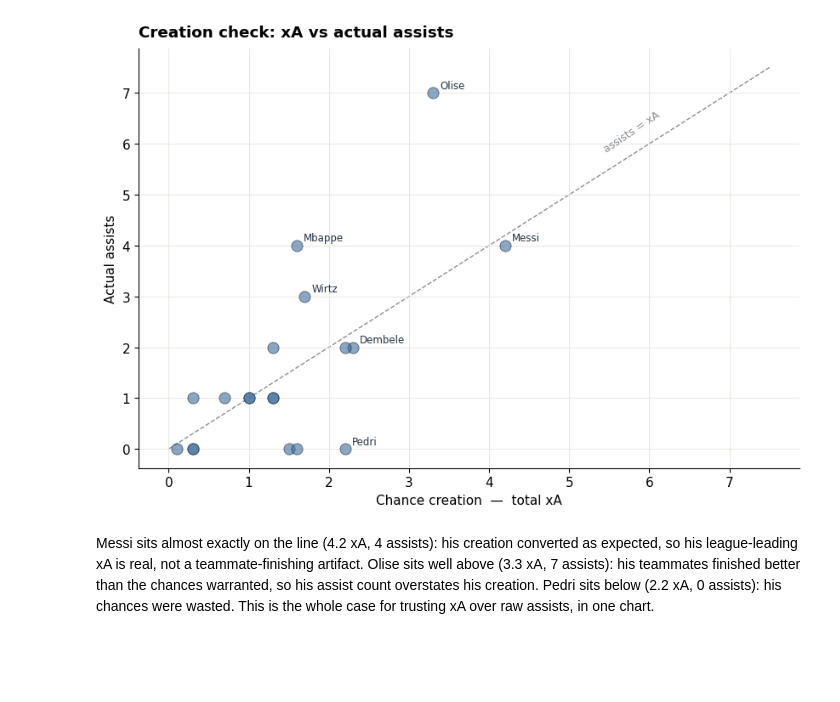
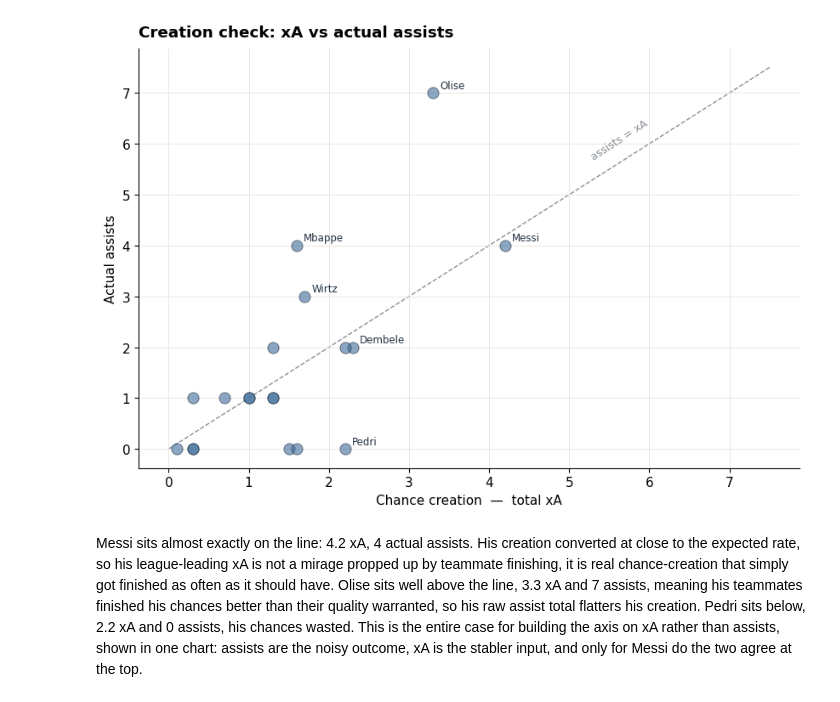
Before and after one commit to wingedhusssar-pixel/wc2026-top-attacking-threat-analysis, a Jupyter notebook: wc2026_xg_analysis.ipynb, the cells around one changed output. Cells and saved outputs as stored; diff of their text form; code cells hidden in the pictures; blank space fills up the shorter version.

```diff
--- a/wc2026_xg_analysis.ipynb
+++ b/wc2026_xg_analysis.ipynb
@@ -122,28 +132,33 @@ Creation rests on far more events than finishing (chances created happen many ti
 # %%
+import numpy as np, pandas as pd, matplotlib.pyplot as plt
 INK,ACC,MUT,GRID="#22303f","#3f6d9c","#8a8f98","#e6e3db"
 plt.rcParams.update({"font.size":11,"figure.facecolor":"white","axes.facecolor":"white"})
-# CHART 3: xA vs actual assists (creation calibration)
-assists={"Messi":4,"Olise":7,"Dembele":2,"Trossard":2,"Pedri":0,"Wirtz":3,"Madueke":0,
- "Olmo":2,"B. Fernandes":1,"Mbappe":4,"Yamal":0,"Vinicius":1,"Bellingham":1,"Kane":1,
- "Oyarzabal":1,"Haaland":0,"Sarr":1,"Jimenez":0,"Ronaldo":0,"J. David":0}
+df=pd.read_csv("wc2026_attackers.csv")
+df["xa_p90"]=df["xa_total"]/df["minutes"]*90
+df["fin_p90"]=(df["goals"]-df["xg_total"])/df["minutes"]*90
+p=(df["xg_total"]/df["shots"]).clip(upper=0.99)
+df["sd_goals"]=np.sqrt(df["shots"]*p*(1-p))
+df["fin_ci95"]=1.96*df["sd_goals"]/df["minutes"]*90
+# CHART 3
+assists={"Messi":4,"Olise":7,"Dembele":2,"Trossard":2,"Pedri":0,"Wirtz":3,"Madueke":0,"Olmo":2,"B. Fernandes":1,"Mbappe":4,"Yamal":0,"Vinicius":1,"Bellingham":1,"Kane":1,"Oyarzabal":1,"Haaland":0,"Sarr":1,"Ronaldo":0,"J. David":0}
 df["assists"]=df["name"].map(assists)
 fig,ax=plt.subplots(figsize=(8.5,6))
 ax.scatter(df["xa_total"],df["assists"],s=90,color=ACC,alpha=.6,edgecolor=INK,lw=.7,zorder=3)
 lim=max(df["xa_total"].max(),df["assists"].max())+.5
 ax.plot([0,lim],[0,lim],color=MUT,ls="--",lw=1,zorder=1)
-ax.text(lim*.72,lim*.78,"assists = xA",color=MUT,fontsize=9,rotation=34)
-for _,r in df.iterrows():
-    if r["name"] in ["Messi","Olise","Dembele","Pedri","Wirtz","Mbappe","Bruno Guimaraes"]:
-        ax.annotate(r["name"],(r["xa_total"],r["assists"]),xytext=(6,4),textcoords="offset points",fontsize=8.5,color=INK)
-ax.set_xlabel("Chance creation  —  total xA"); ax.set_ylabel("Actual assists")
+ax.text(lim*.7,lim*.76,"assists = xA",color=MUT,fontsize=9,rotation=33)
+for nm in ["Messi","Olise","Dembele","Pedri","Wirtz","Mbappe"]:
+    if nm in df.name.values:
+        r=df[df.name==nm].iloc[0]; ax.annotate(nm,(r["xa_total"],r["assists"]),xytext=(6,4),textcoords="offset points",fontsize=8.5,color=INK)
+ax.set_xlabel("Chance creation  \u2014  total xA"); ax.set_ylabel("Actual assists")
 ax.set_title("Creation check: xA vs actual assists",fontweight="bold",loc="left",pad=10)
 ax.grid(color=GRID,lw=.6,zorder=0)
 for s in["top","right"]:ax.spines[s].set_visible(False)
 plt.tight_layout();plt.show()
 # %% [output]
-[figure, old version]
+[figure, new version]
 # %% [markdown]
-Messi sits almost exactly on the line (4.2 xA, 4 assists): his creation converted as expected, so his league-leading xA is real, not a teammate-finishing artifact. Olise sits well above (3.3 xA, 7 assists): his teammates finished better than the chances warranted, so his assist count overstates his creation. Pedri sits below (2.2 xA, 0 assists): his chances were wasted. This is the whole case for trusting xA over raw assists, in one chart.
+Messi sits almost exactly on the line: 4.2 xA, 4 actual assists. His creation converted at close to the expected rate, so his league-leading xA is not a mirage propped up by teammate finishing, it is real chance-creation that simply got finished as often as it should have. Olise sits well above the line, 3.3 xA and 7 assists, meaning his teammates finished his chances better than their quality warranted, so his raw assist total flatters his creation. Pedri sits below, 2.2 xA and 0 assists, his chances wasted. This is the entire case for building the axis on xA rather than assists, shown in one chart: assists are the noisy outcome, xA is the stabler input, and only for Messi do the two agree at the top.
 # %% [markdown]
 ## What I take from this, and the one profile that survives every filter
 
```
Also changed, not shown: parts of 13 cells of this notebook.
